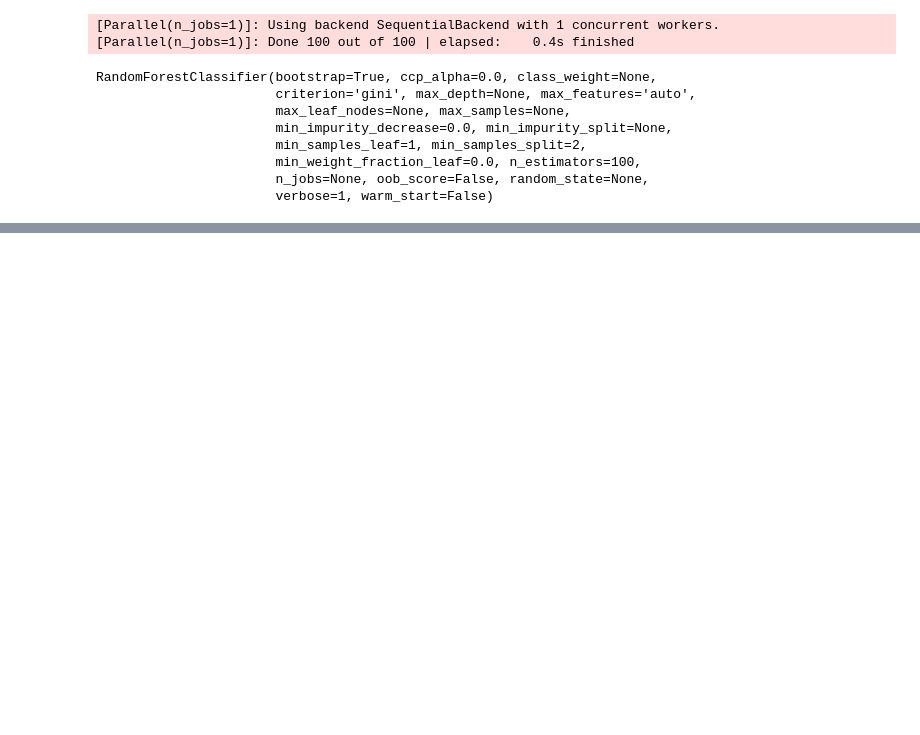
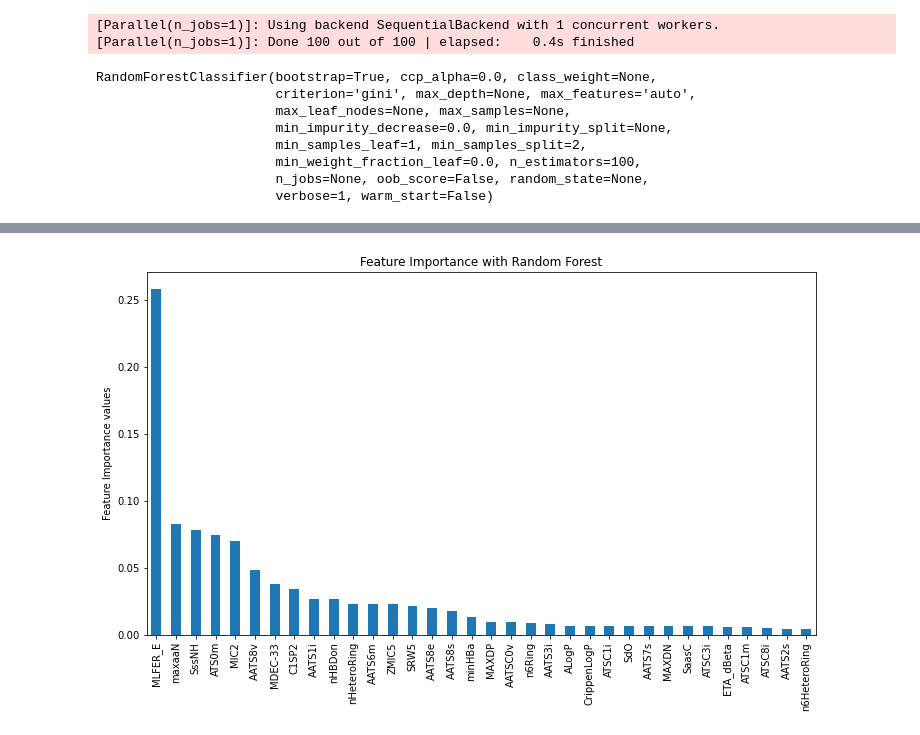
Before and after one commit to relfarizi/Tubes_Chemo_Informatics, a Jupyter notebook: Feature_Selection.ipynb, the cells around one changed output, grey strips where cells are left out. Cells and saved outputs as stored; diff of their text form; code cells hidden in the pictures; blank space fills up the shorter version.

```diff
--- a/Feature_Selection.ipynb
+++ b/Feature_Selection.ipynb
@@ -2,7 +2,9 @@
 import pandas as pd
 
 #data_test = pd.read_csv("data/test.csv")
-data_test = pd.read_csv("https://raw.githubusercontent.com/relfarizi/Tubes_Chemo_Informatics/master/Data/test.csv")
+link ="https://raw.githubusercontent.com/relfarizi/Tubes_Chemo_Informatics/master/Data/"
+link = "Data/"
+data_test = pd.read_csv(link+"test.csv")
 data_test_fitur = data_test.iloc[:,:34]
 data_test_label = data_test.iloc[:,34]
 data_test.shape
@@ -13,6 +15,6 @@ data_test.shape
 # %%
 #data_train = pd.read_csv("data/train.csv")
-data_train = pd.read_csv("https://raw.githubusercontent.com/relfarizi/Tubes_Chemo_Informatics/master/Data/train.csv")
+data_train = pd.read_csv(link+"train.csv")
 data_train_fitur = data_train.iloc[:,:34]
 data_train_label = data_train.iloc[:,34]
 feature = data_train_fitur.columns
@@ -90,0 +96,8 @@ for x in zip(feature, clf.feature_importances_):
+# %%
+imp_feat_rf = pd.Series(clf.feature_importances_, index=X_train.columns).sort_values(ascending=False)
+imp_feat_rf[:].plot(kind='bar', title='Feature Importance with Random Forest', figsize=(12,8))
+plt.ylabel('Feature Importance values')
+plt.subplots_adjust(bottom=0.25)
+plt.show()
+# %% [output]
+[figure, added]
```
Also changed, not shown: parts of 43 cells of this notebook.
